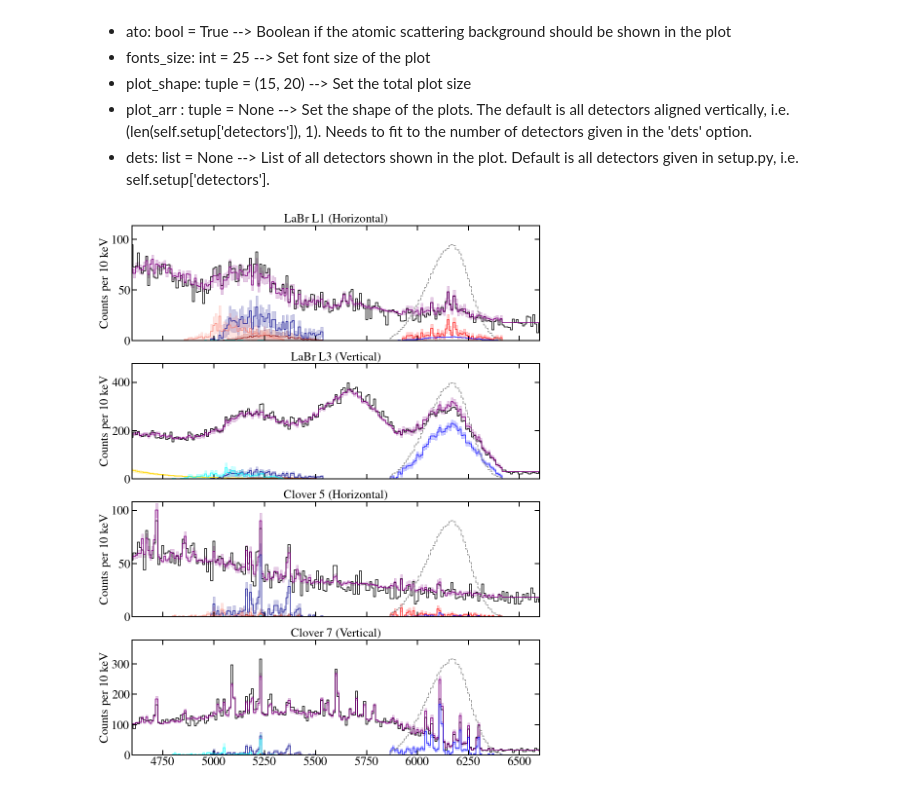
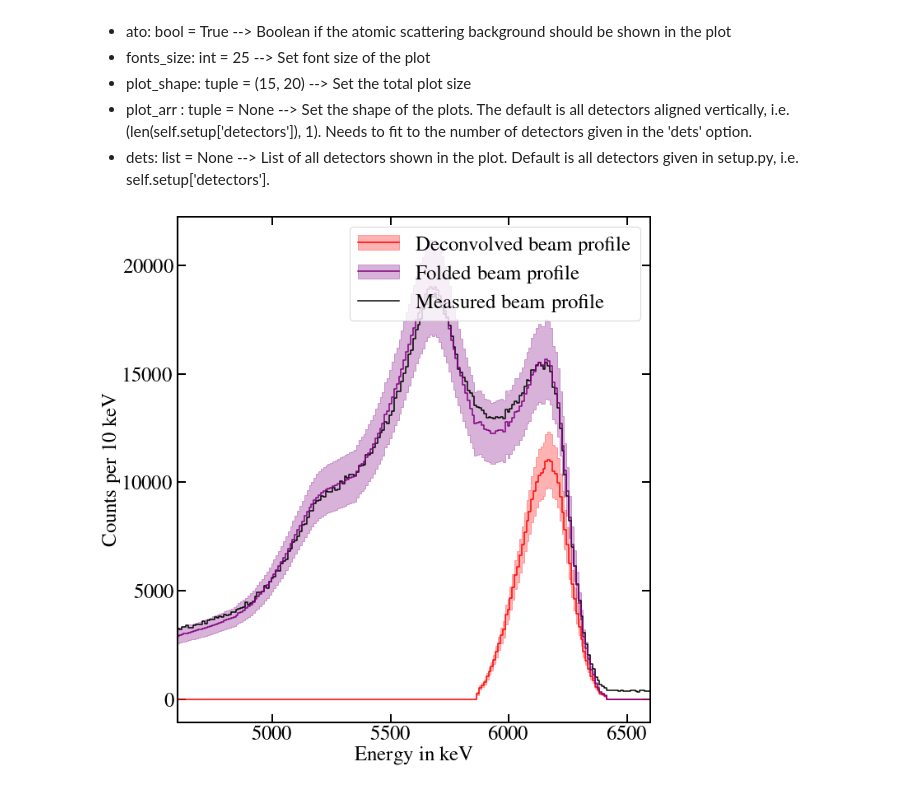
Before and after one commit to jmh2406/BinDInG, a Jupyter notebook: src/scripts/deconv_playground.ipynb, the cells around one changed output. Saved outputs shown, nothing was run; the diff lists cells and outputs as text; code cells hidden in the pictures.

```diff
--- a/src/scripts/deconv_playground.ipynb
+++ b/src/scripts/deconv_playground.ipynb
@@ -44,7 +44,8 @@ Simply execute the plot_incs function like shown below. The options for the plot
 # %%
 from src.scripts.plot_binding_results import Plot_binding
 
 plot_inst = Plot_binding('Example', 179, 'bins')
-plot_inst.plot_incs()
+plot_inst.plot_incs(beam_deconv=True, plot_shape=(10, 10)
+)
 # %% [output]
-[figure, old version]
+[figure, new version]
```
Also changed, not shown: parts of 1 cell of this notebook, 7 other files.
